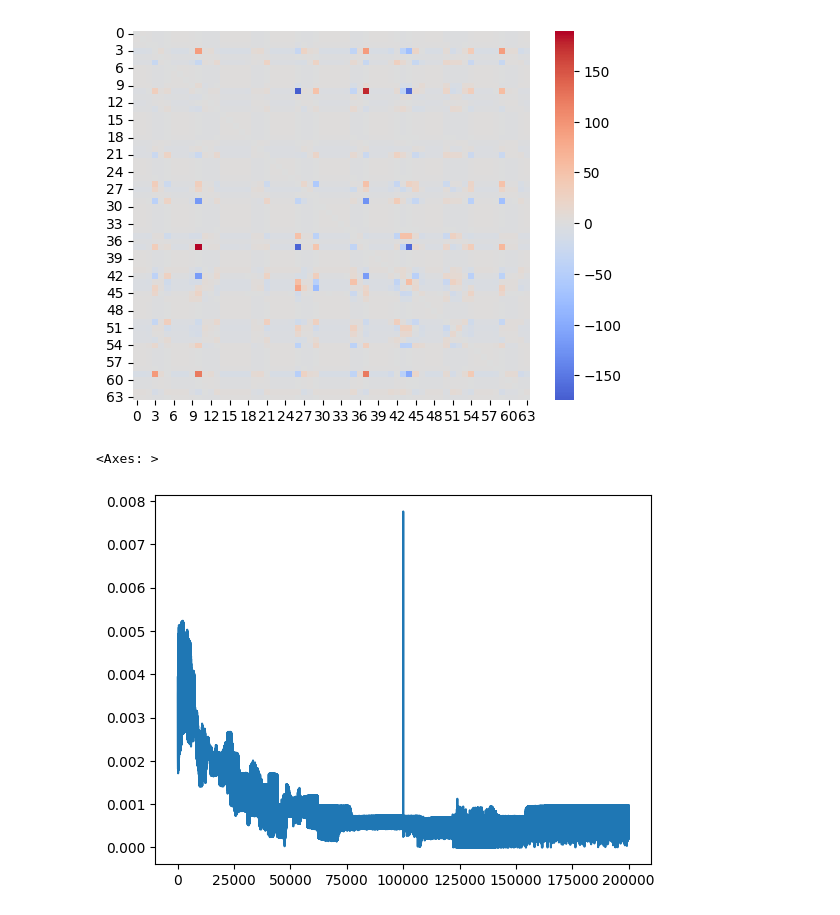
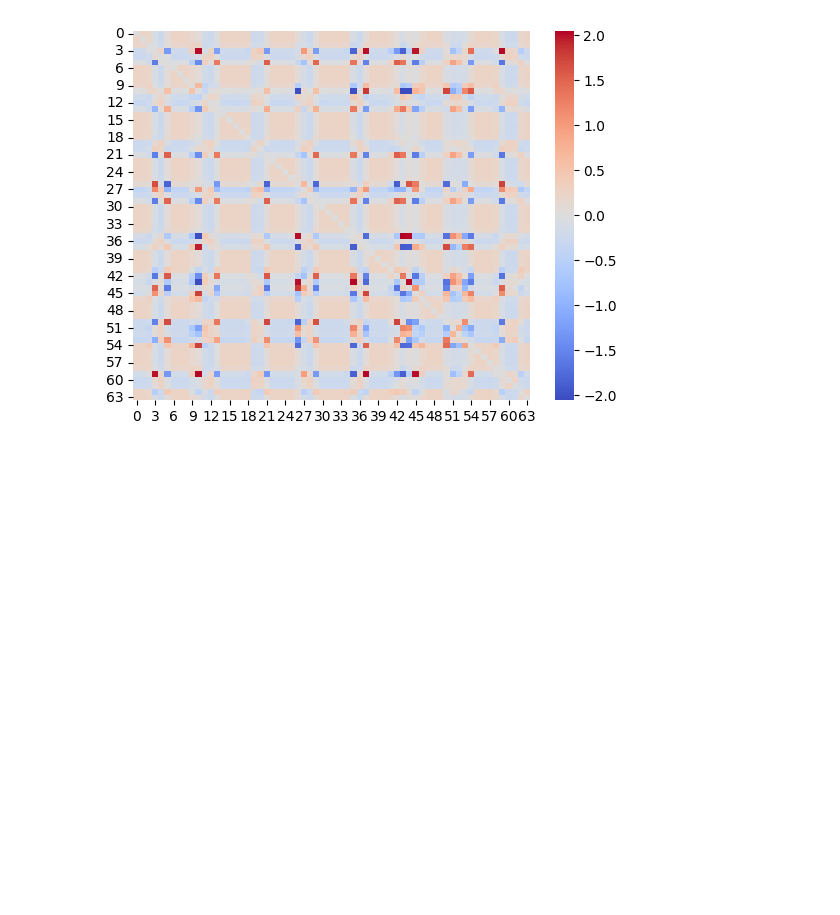
Before and after one commit to pni-lab/fep-attractor-network, a Jupyter notebook: 05-simulation-digits-continuous-sequence.ipynb, the cells around one changed output. Drawn from its saved outputs; the diff is of its cells as text; code cells hidden in the pictures; blank space fills up the shorter version.

```diff
--- a/05-simulation-digits-continuous-sequence.ipynb
+++ b/05-simulation-digits-continuous-sequence.ipynb
@@ -8,10 +9,3 @@ from simulation.network2 import AttractorNetwork, Langevin, get_all_attractors,
 from joblib import Parallel, delayed
 from copy import deepcopy
 from tqdm import tqdm
-# %%
-digits = datasets.load_digits(as_frame=True)
-_, axes = plt.subplots(nrows=1, ncols=20, figsize=(10, 3))
-for ax, image, label in zip(axes, digits.images, digits.target):
-    ax.set_axis_off()
-    ax.imshow(image, cmap=plt.cm.gray_r, interpolation="nearest")
-    ax.set_title("%i" % label)
@@ -43,0 +12,3 @@ def continous_inference_and_learning(nw, data, inverse_temperature=0.4, learning
+# %%
+digits = fetch_digits_data()
+train_data, _ = preprocess_digits_data(digits)
@@ -44,8 +19,6 @@ def continous_inference_and_learning(nw, data, inverse_temperature=0.4, learning
 # %%
-data = digits.data.values[1:4]
-data = np.power(data, 2)
-data = (data - data.mean(axis=1, keepdims=True)) / data.std(axis=1, keepdims=True)
-data *= 200
+data = train_data[1:4].copy()
+data *= 20
 
 fig, axes = plt.subplots(nrows=10, ncols=10, figsize=(10, 10))
 axes = axes.flatten()
@@ -57,7 +30,7 @@ for i, ax in enumerate(axes):
             for k in range(image.shape[1]):
                 image[j, k] = Langevin(image[j, k])
 
-        ax.imshow(image, cmap="coolwarm", interpolation="nearest", vmin=-np.max(image), vmax=np.max(image))
+        ax.imshow(image, cmap="gray_r", interpolation="nearest", vmin=-np.max(image), vmax=np.max(image))
         ax.set_axis_off()
     else:
         ax.set_visible(False)
@@ -79,22 +51,22 @@ pattern = []
 # %%
-num_iterations = 100000
-num_runs = 1
+num_iterations = 2000
 
 for i in tqdm(range(num_iterations)):
     di = i % data.shape[0] #np.random.randint(0, data.shape[0])
-    pattern.append(di)
-    acts, e = continous_inference_and_learning(nw, data[di], coef_noise=0.0, inverse_temperature=0.5,
-                            learning_rate=0.001, num_iterations=num_runs)
-    error += e
+    activations, weight_change, accuracy, complexity, vfe = continous_inference_and_learning(
+        nw=nw,
+        data=data[di],
+        inverse_temperature=1,
+        learning_rate=0.001,
+        num_steps=1)
+
 sns.heatmap(nw.get_J(), cmap="coolwarm", center=0)
 plt.show()
-sns.lineplot(np.array(error))
+
 #for i, pattern_idx in enumerate(pattern):
 #    plt.text(i*num_runs, max(error[i*num_runs:i*num_runs+num_runs]), str(pattern_idx), ha='center', va='bottom')
 # %% [output]
-[figure, old version]
+[figure, new version]
-<Axes: >
-[figure, removed]
 # %%
 # Symmetrize the weight matrix J
 J = nw.get_J()
```
Also changed, not shown: parts of 26 cells of this notebook, 6 other files.
